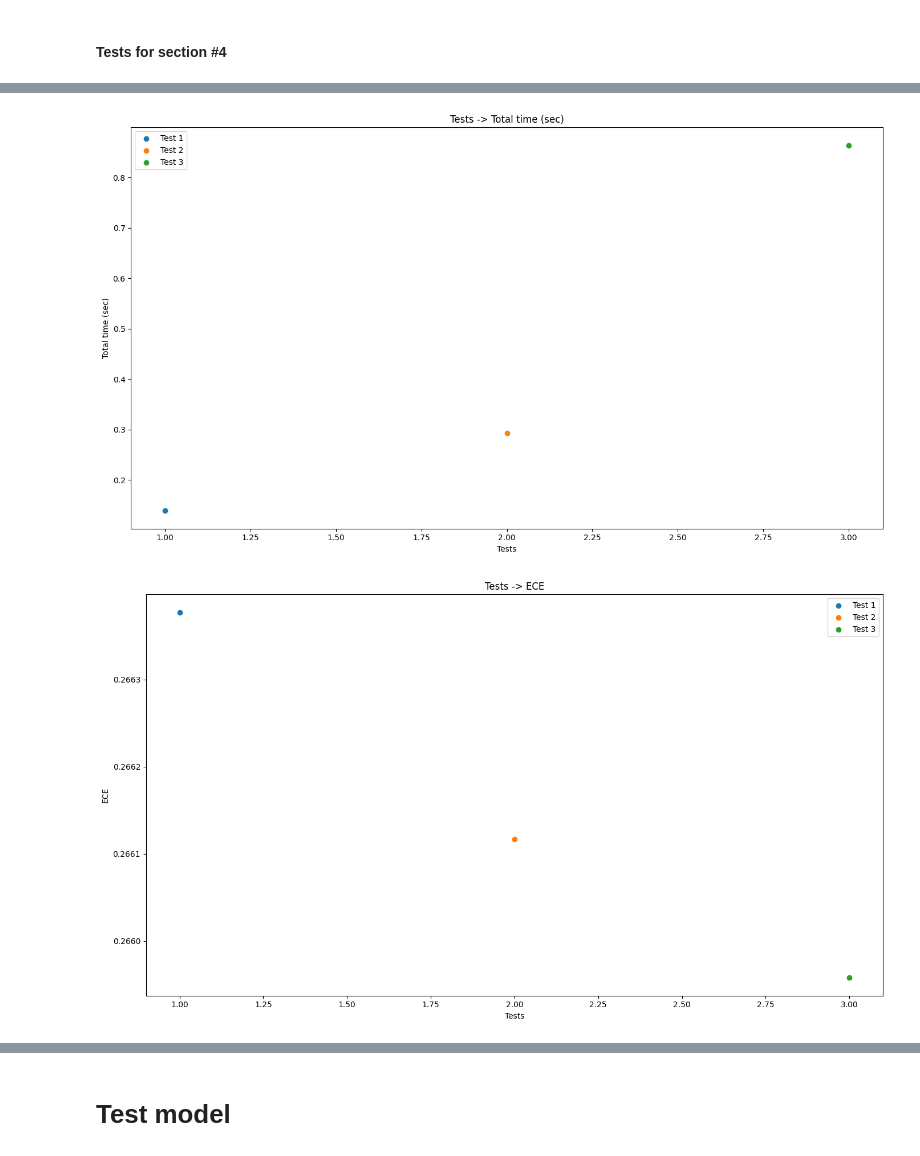
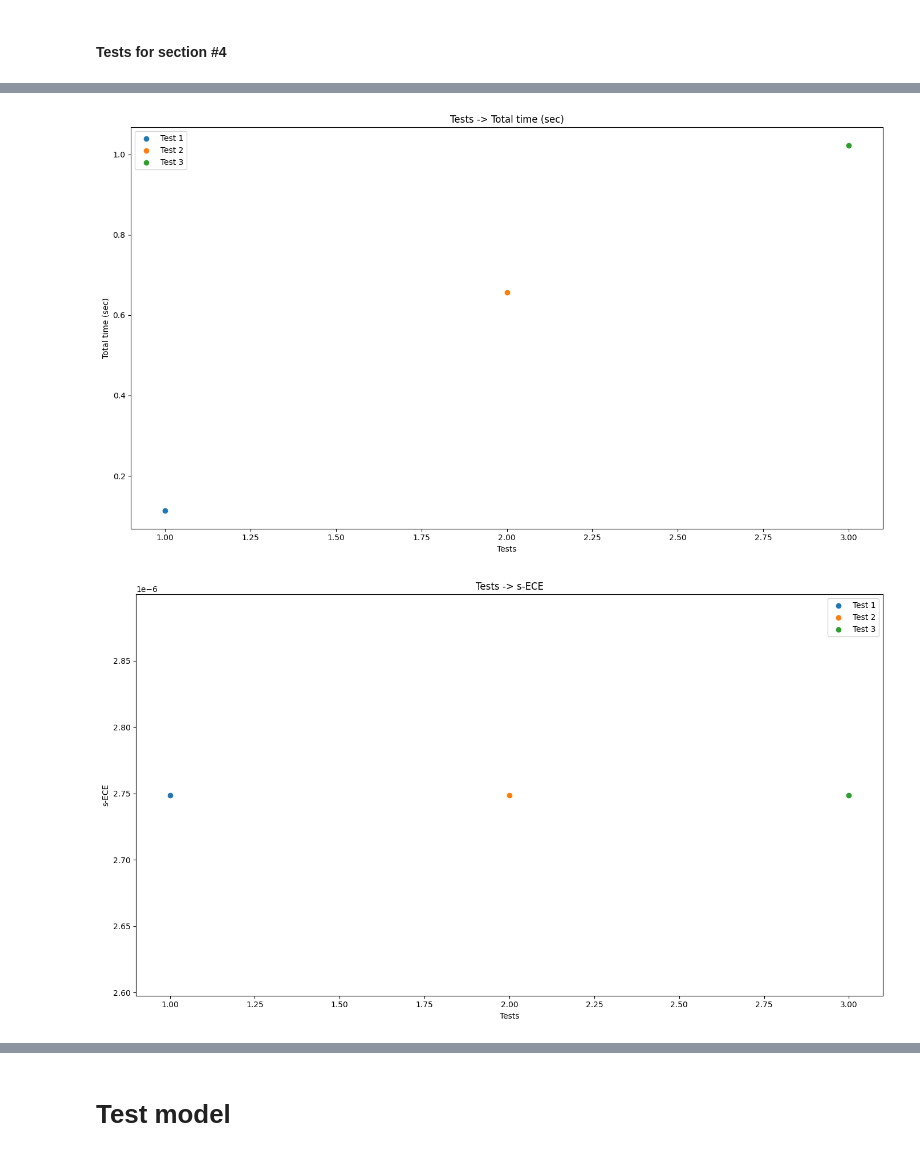
Before and after one commit to LD9797/Auto-Learning-Ground, a Jupyter notebook: TP2/uncertainty_estimation.ipynb, the cells around one changed output, grey strips where cells are left out. Saved outputs shown, nothing was run; the diff lists cells and outputs as text; code cells hidden in the pictures.

```diff
--- a/TP2/uncertainty_estimation.ipynb
+++ b/TP2/uncertainty_estimation.ipynb
@@ -543,24 +552,27 @@ def graph_comparison(compare1, compare2, x_title='Compare 1', y_title='Compare 2
 # %%
 n_experiments = 10
 sub_experiments = 3
-n_ensembles = [10,100,1000] #
+n_ensembles = [2,5,7]
 training_times = torch.zeros(sub_experiments)
 eval_times = torch.zeros(sub_experiments)
+accuracies = torch.zeros(sub_experiments)
 ece_scores = torch.zeros(sub_experiments)
 
 print(f'Started execution of {n_experiments} experiments, using {sub_experiments} models with {n_ensembles} ensembles each:')
 
 for i in range(n_experiments):
     print(f'\nExecuting experiment #{i+1}')
-    models, results_per_experiment = execute_experiments(sub_experiments, test_prop=0.3, use_ensembles=False, n_ensembles=n_ensembles, shuffle_id=i, train_on_insert=False)
+    models, results_per_experiment = execute_experiments(sub_experiments, test_prop=0.3, use_ensembles=True, n_ensembles=n_ensembles, shuffle_id=i, train_on_insert=False)
 
     eval_times = eval_times + torch.Tensor([model.eval_time for model in models])
     training_times = training_times + torch.Tensor([model.train_time for model in models])
-    ece_scores = ece_scores + torch.Tensor([torch.mean(results[1][3]) for results in results_per_experiment])
+    accuracies = accuracies + torch.Tensor([torch.mean(results['ensemble_results']['accuracy']) for results in results_per_experiment])
+    ece_scores = ece_scores + torch.Tensor([results['ece'] for results in results_per_experiment])
 
 eval_times = eval_times / n_experiments
 training_times = training_times / n_experiments
 ece_scores = ece_scores / n_experiments
+accuracies = accuracies / n_experiments
 
 print('\nResults generated')
 # %% [output]
@@ -584,8 +596,9 @@ Results generated
 # %%
 test_ids = range(1, len(models) + 1)
 total_times = eval_times + training_times
 graph_comparison(test_ids, total_times, 'Tests', 'Total time (sec)', '->')
-graph_comparison(test_ids, ece_scores, 'Tests', 'ECE', '->')
+graph_comparison(test_ids, ece_scores, 'Tests', 's-ECE', '->')
+graph_comparison(accuracies, ece_scores, 'Accuracy', 's-ECE')
 # %% [output]
-[figure, old version]
+[figure, new version]
-[figure, old version]
+[figure, new version]
```
Also changed, not shown: parts of 7 cells of this notebook.
